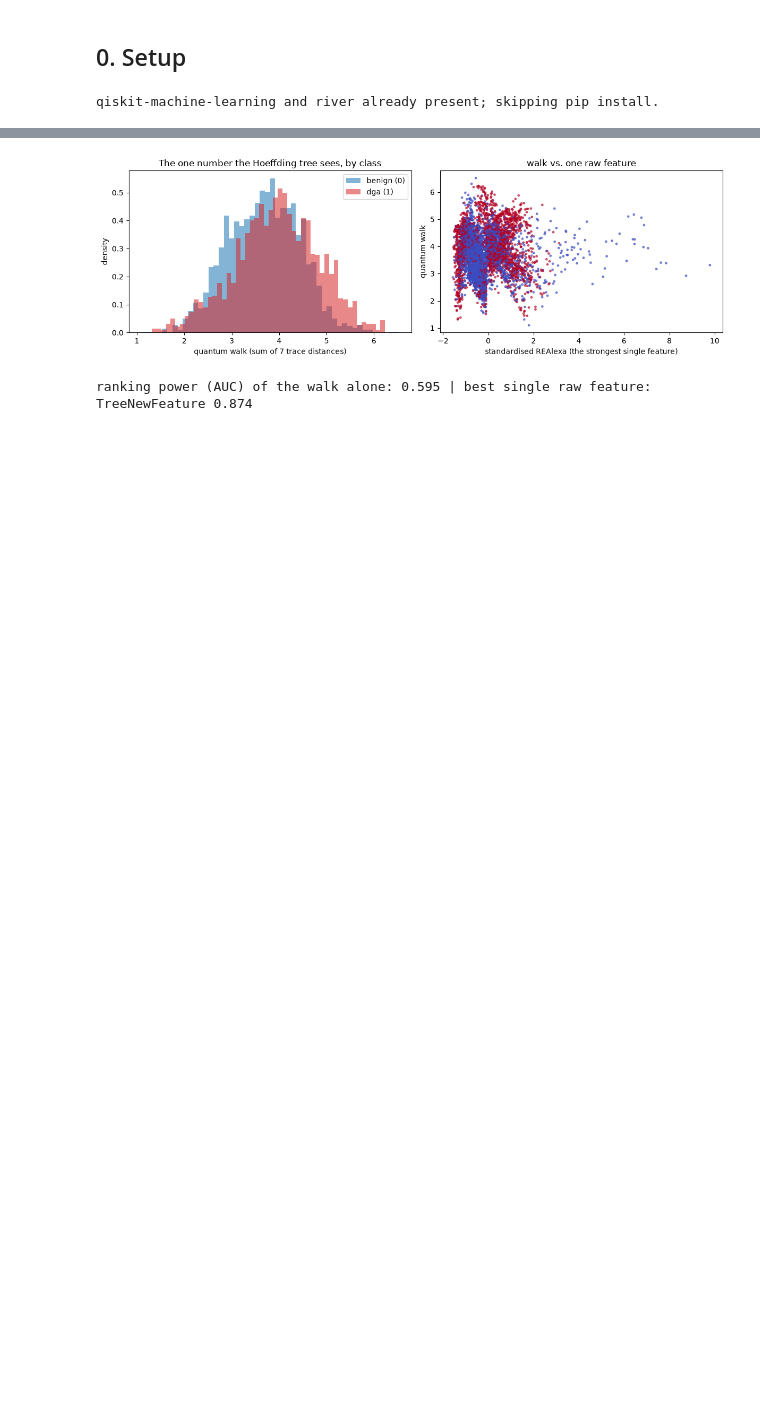
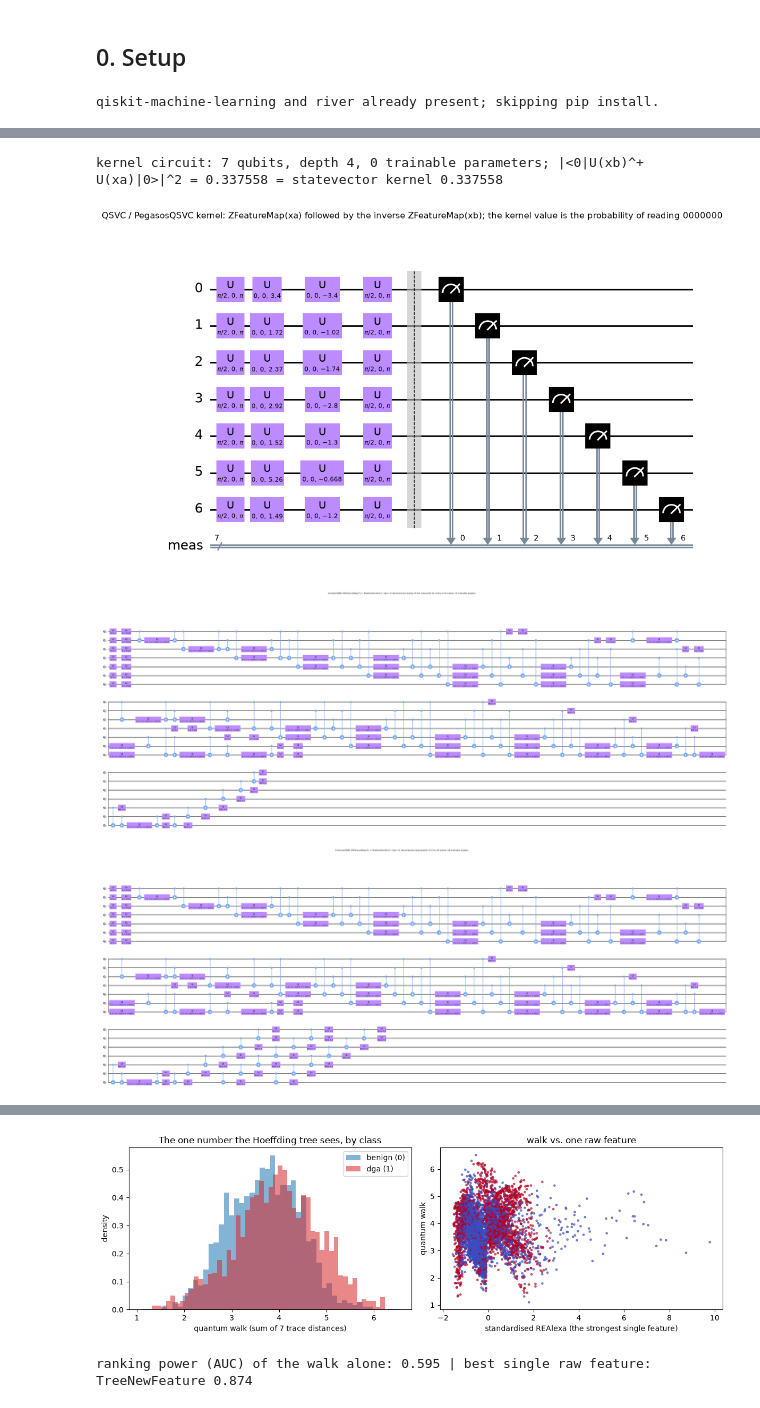
Before and after one commit to owlmt/QML, a Jupyter notebook: 04_Botnet_DGA_Detection/QHTC_BotnetDGA_Tehrani2024.ipynb, the cells around one changed output, grey strips where cells are left out. Cells and saved outputs as stored; diff of their text form; code cells hidden in the pictures; blank space fills up the shorter version.

```diff
--- a/04_Botnet_DGA_Detection/QHTC_BotnetDGA_Tehrani2024.ipynb
+++ b/04_Botnet_DGA_Detection/QHTC_BotnetDGA_Tehrani2024.ipynb
@@ -308 +575,19 @@ a 5000-row sample rarely contains the extreme names of 1.8 M (e.g. a 73-characte
+# %%
+# the kernel circuit of QSVC / PegasosQSVC: compute-uncompute fidelity of two rows, drawn for two real scaled rows;
+# the statevector kernel is checked against it (|<0|U(y)^dagger U(x)|0>|^2) so that the drawn circuit is the one whose value is used
+xa, xb = MinMaxScaler((0, np.pi)).fit_transform(df1000[FEATURES].values.astype(float))[:2]
+fid = FM_Z.assign_parameters(xa).compose(FM_Z.assign_parameters(xb).inverse())
+p0 = abs(Statevector(fid)[0]) ** 2
+k_check = FidelityStatevectorKernel(feature_map=FM_Z).evaluate(xa[None], xb[None])[0, 0]
+assert abs(p0 - k_check) < 1e-9, (p0, k_check)
+print(f"kernel circuit: {fid.num_qubits} qubits, depth {fid.decompose().depth()}, 0 trainable parameters; |<0|U(xb)^+ U(xa)|0>|^2 = {p0:.6f} = statevector kernel {k_check:.6f}")
+fid_m = fid.copy(); fid_m.measure_all()
+show(fid_m, "QSVC / PegasosQSVC kernel: ZFeatureMap(xa) followed by the inverse ZFeatureMap(xb); the kernel value is the probability of reading 0000000", fold=60, decompose=False)
+show(CIRCUITS["SamplerQNN (ZZFeatureMap + RealAmplitudes reps=1)"][0], "SamplerQNN: ZZFeatureMap(7) + RealAmplitudes(7, reps=1) decomposed (parity of the measured bit string is the class; 14 trainable angles)", fold=70)
+show(CIRCUITS["EstimatorQNN (ZZFeatureMap + RealAmplitudes reps=3)"][0], "EstimatorQNN: ZZFeatureMap(7) + RealAmplitudes(7, reps=3) decomposed (expectation of Z on all qubits; 28 trainable angles)", fold=70)
+# %% [output]
+kernel circuit: 7 qubits, depth 4, 0 trainable parameters; |<0|U(xb)^+ U(xa)|0>|^2 = 0.337558 = statevector kernel 0.337558
+[figure, added]
+[figure, added]
+[figure, added]
 # %% [markdown]
```
Also changed, not shown: parts of 66 cells of this notebook, 2 other files.
